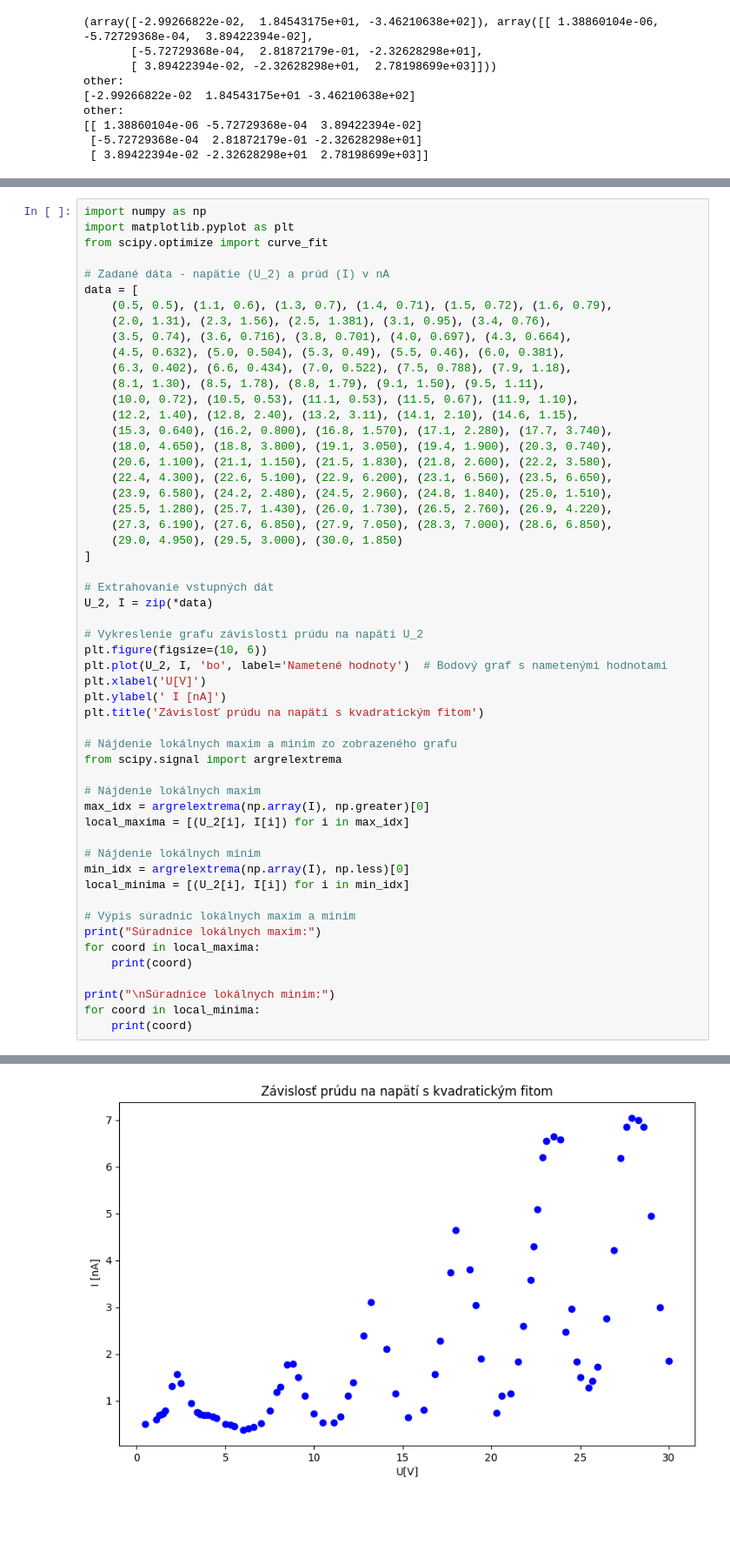
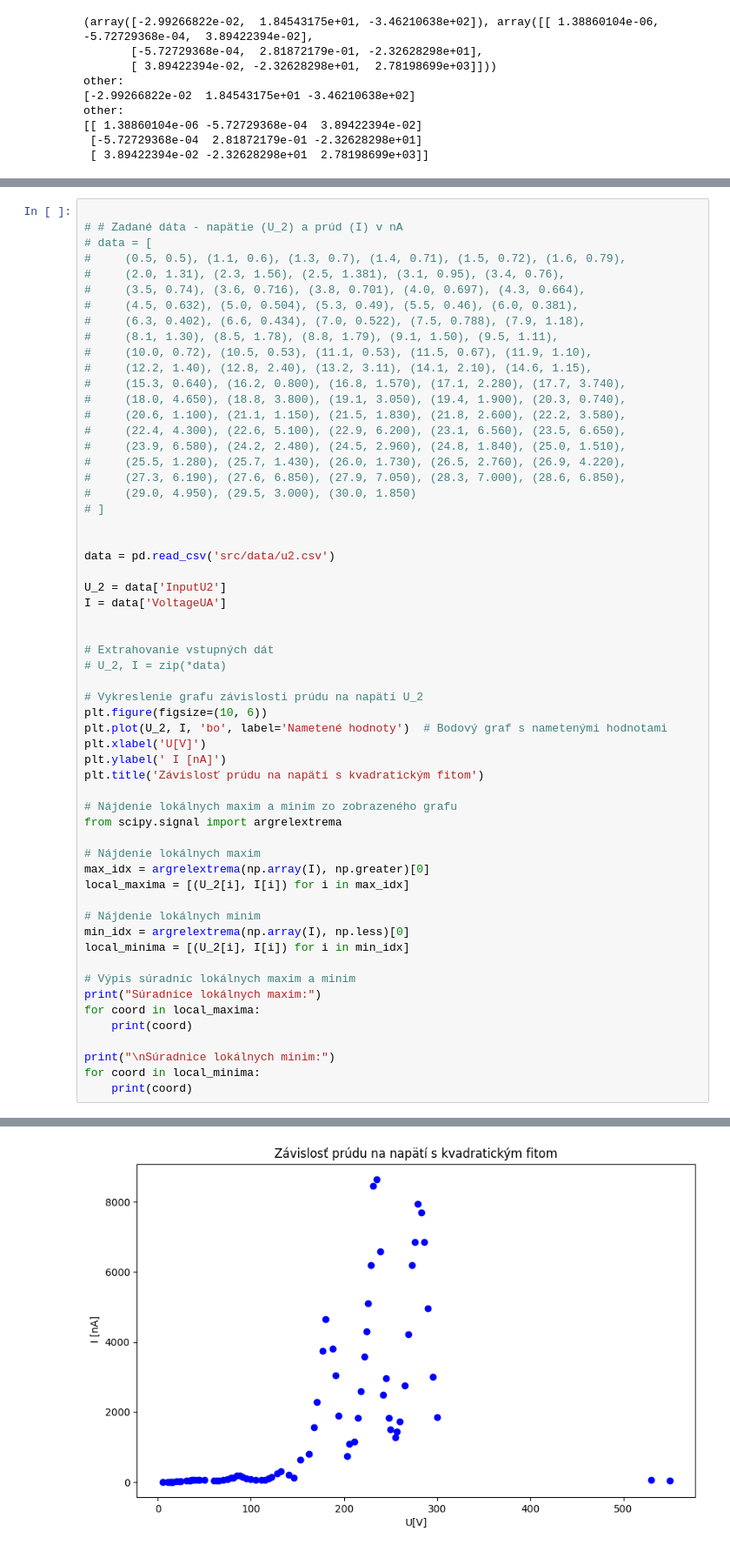
Before and after one commit to Yggdrasill501/quantum_properties_of_atom, a Jupyter notebook: main.ipynb, the cells around one changed output, grey strips where cells are left out. Shown: that part at 87% size. Saved outputs shown, nothing was run; the diff lists cells and outputs as text; blank space fills up the shorter version.

Commit message:
data to csv

```diff
--- a/main.ipynb
+++ b/main.ipynb
@@ -120,32 +122,36 @@ plt.show()
 # %% [output]
 [figure]
 # %%
-import numpy as np
-import matplotlib.pyplot as plt
-from scipy.optimize import curve_fit
 
-# Zadané dáta - napätie (U_2) a prúd (I) v nA
-data = [
-    (0.5, 0.5), (1.1, 0.6), (1.3, 0.7), (1.4, 0.71), (1.5, 0.72), (1.6, 0.79),
-    (2.0, 1.31), (2.3, 1.56), (2.5, 1.381), (3.1, 0.95), (3.4, 0.76),
-    (3.5, 0.74), (3.6, 0.716), (3.8, 0.701), (4.0, 0.697), (4.3, 0.664),
-    (4.5, 0.632), (5.0, 0.504), (5.3, 0.49), (5.5, 0.46), (6.0, 0.381),
-    (6.3, 0.402), (6.6, 0.434), (7.0, 0.522), (7.5, 0.788), (7.9, 1.18),
-    (8.1, 1.30), (8.5, 1.78), (8.8, 1.79), (9.1, 1.50), (9.5, 1.11),
-    (10.0, 0.72), (10.5, 0.53), (11.1, 0.53), (11.5, 0.67), (11.9, 1.10),
-    (12.2, 1.40), (12.8, 2.40), (13.2, 3.11), (14.1, 2.10), (14.6, 1.15),
-    (15.3, 0.640), (16.2, 0.800), (16.8, 1.570), (17.1, 2.280), (17.7, 3.740),
-    (18.0, 4.650), (18.8, 3.800), (19.1, 3.050), (19.4, 1.900), (20.3, 0.740),
-    (20.6, 1.100), (21.1, 1.150), (21.5, 1.830), (21.8, 2.600), (22.2, 3.580),
-    (22.4, 4.300), (22.6, 5.100), (22.9, 6.200), (23.1, 6.560), (23.5, 6.650),
-    (23.9, 6.580), (24.2, 2.480), (24.5, 2.960), (24.8, 1.840), (25.0, 1.510),
-    (25.5, 1.280), (25.7, 1.430), (26.0, 1.730), (26.5, 2.760), (26.9, 4.220),
-    (27.3, 6.190), (27.6, 6.850), (27.9, 7.050), (28.3, 7.000), (28.6, 6.850),
-    (29.0, 4.950), (29.5, 3.000), (30.0, 1.850)
-]
+# # Zadané dáta - napätie (U_2) a prúd (I) v nA
+# data = [
+#     (0.5, 0.5), (1.1, 0.6), (1.3, 0.7), (1.4, 0.71), (1.5, 0.72), (1.6, 0.79),
+#     (2.0, 1.31), (2.3, 1.56), (2.5, 1.381), (3.1, 0.95), (3.4, 0.76),
+#     (3.5, 0.74), (3.6, 0.716), (3.8, 0.701), (4.0, 0.697), (4.3, 0.664),
+#     (4.5, 0.632), (5.0, 0.504), (5.3, 0.49), (5.5, 0.46), (6.0, 0.381),
+#     (6.3, 0.402), (6.6, 0.434), (7.0, 0.522), (7.5, 0.788), (7.9, 1.18),
+#     (8.1, 1.30), (8.5, 1.78), (8.8, 1.79), (9.1, 1.50), (9.5, 1.11),
+#     (10.0, 0.72), (10.5, 0.53), (11.1, 0.53), (11.5, 0.67), (11.9, 1.10),
+#     (12.2, 1.40), (12.8, 2.40), (13.2, 3.11), (14.1, 2.10), (14.6, 1.15),
+#     (15.3, 0.640), (16.2, 0.800), (16.8, 1.570), (17.1, 2.280), (17.7, 3.740),
+#     (18.0, 4.650), (18.8, 3.800), (19.1, 3.050), (19.4, 1.900), (20.3, 0.740),
+#     (20.6, 1.100), (21.1, 1.150), (21.5, 1.830), (21.8, 2.600), (22.2, 3.580),
+#     (22.4, 4.300), (22.6, 5.100), (22.9, 6.200), (23.1, 6.560), (23.5, 6.650),
+#     (23.9, 6.580), (24.2, 2.480), (24.5, 2.960), (24.8, 1.840), (25.0, 1.510),
+#     (25.5, 1.280), (25.7, 1.430), (26.0, 1.730), (26.5, 2.760), (26.9, 4.220),
+#     (27.3, 6.190), (27.6, 6.850), (27.9, 7.050), (28.3, 7.000), (28.6, 6.850),
+#     (29.0, 4.950), (29.5, 3.000), (30.0, 1.850)
+# ]
+
+
+data = pd.read_csv('src/data/u2.csv')
+
+U_2 = data['InputU2']
+I = data['VoltageUA']
+
 
 # Extrahovanie vstupných dát
-U_2, I = zip(*data)
+# U_2, I = zip(*data)
 
 # Vykreslenie grafu závislosti prúdu na napätí U_2
 plt.figure(figsize=(10, 6))
@@ -192 +200 @@ Súradnice lokálnych minim:
-[figure, old version]
+[figure, new version]
```
Also changed, not shown: parts of 2 cells of this notebook, 1 other file.
